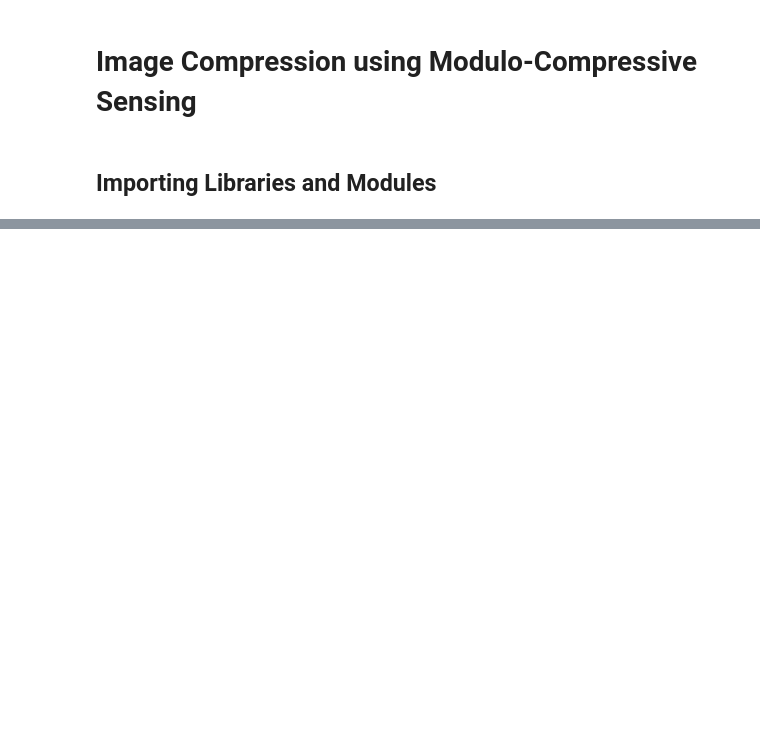
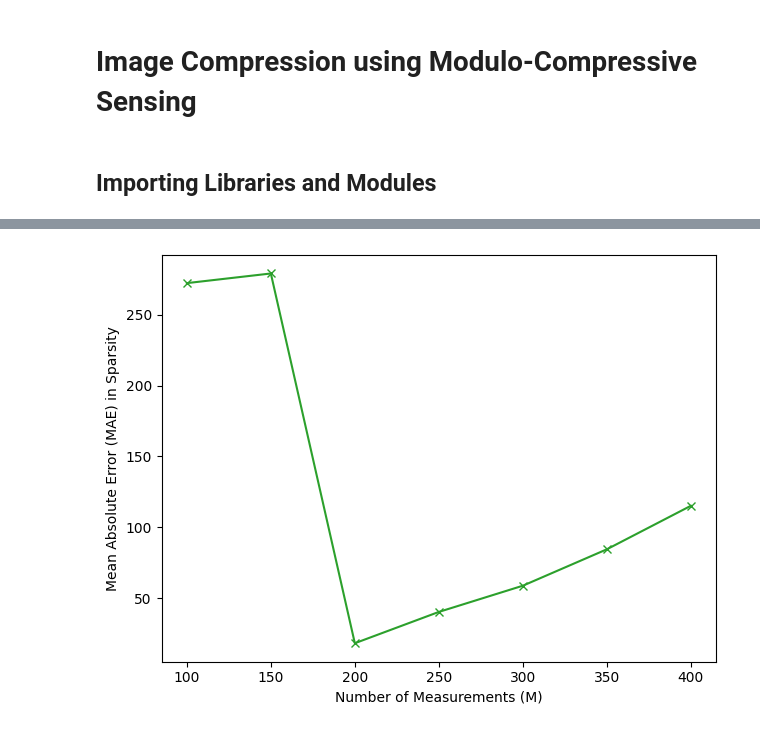
Before and after one commit to mchat0018/modulo-image-compression, a Jupyter notebook: modulo_cs.ipynb, the cells around one changed output, grey strips where cells are left out. Saved outputs shown, nothing was run; the diff lists cells and outputs as text; code cells hidden in the pictures; blank space fills up the shorter version.

```diff
--- a/modulo_cs.ipynb
+++ b/modulo_cs.ipynb
@@ -144,0 +384,8 @@ plt.show()
+# %%
+plt.plot(x, sparse_err_means, color='tab:green', marker='x')
+plt.xlabel('Number of Measurements (M)')
+plt.ylabel('Mean Absolute Error (MAE) in Sparsity')
+plt.tight_layout()
+plt.show()
+# %% [output]
+[figure, added]
```
Also changed, not shown: parts of 41 cells of this notebook, 4 other files.
